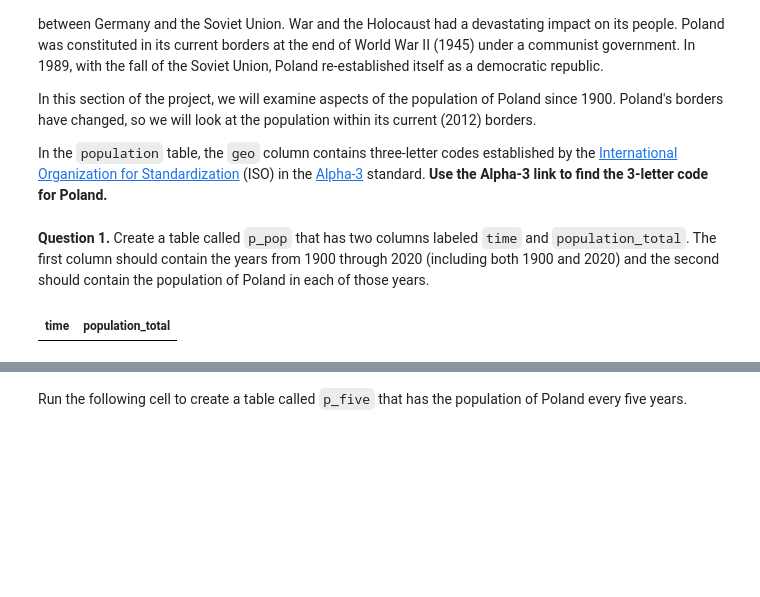
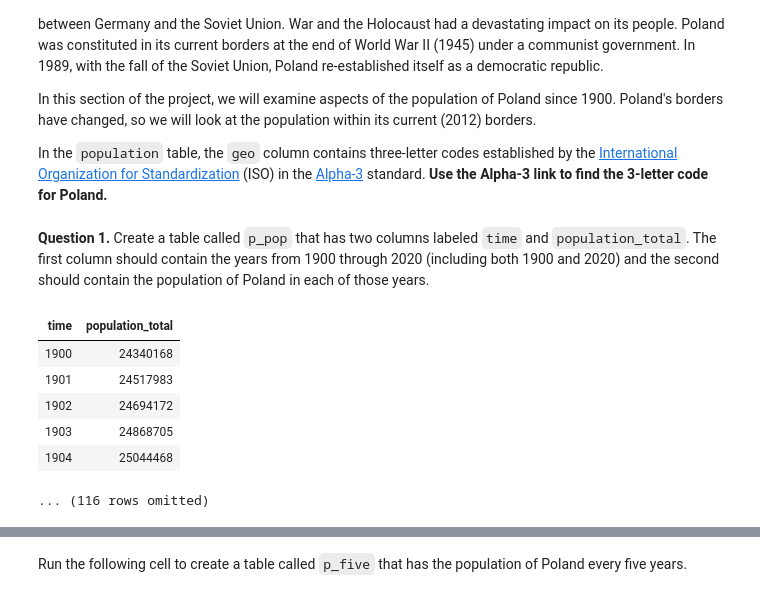
Before and after one commit to Ilawrenc08/Intro-to-Data-Analytics, a Jupyter notebook: Project 1/project1.ipynb, the cells around one changed output, grey strips where cells are left out. Drawn from its saved outputs; the diff is of its cells as text; code cells hidden in the pictures; blank space fills up the shorter version.

```diff
--- a/Project 1/project1.ipynb
+++ b/Project 1/project1.ipynb
@@ -80,10 +80,17 @@ In the `population` table, the `geo` column contains three-letter codes establis
 # %% [markdown]
 **Question 1.** Create a table called `p_pop` that has two columns labeled `time` and `population_total`. The first column should contain the years from 1900 through 2020 (including both 1900 and 2020) and the second should contain the population of Poland in each of those years.
 # %%
-p_pop = population.where('geo', are.containing('POL')).where('time', are.between_or_equal_to('1900', '2020')).select('time', 'population_total')
-p_pop.show(10)
+
+p_pop = population.where('geo', are.containing('pol')).where('time', are.between_or_equal_to(1900, 2020)).select('time', 'population_total')
+p_pop.show(5)
 # %% [output]
 | time | population_total |
+| 1900 | 24340168 |
+| 1901 | 24517983 |
+| 1902 | 24694172 |
+| 1903 | 24868705 |
+| 1904 | 25044468 |
+... (116 rows omitted)
 # %%
 grader.check("q1_1")
 # %% [output]
```
Also changed, not shown: parts of 30 cells of this notebook, 1 other file.
